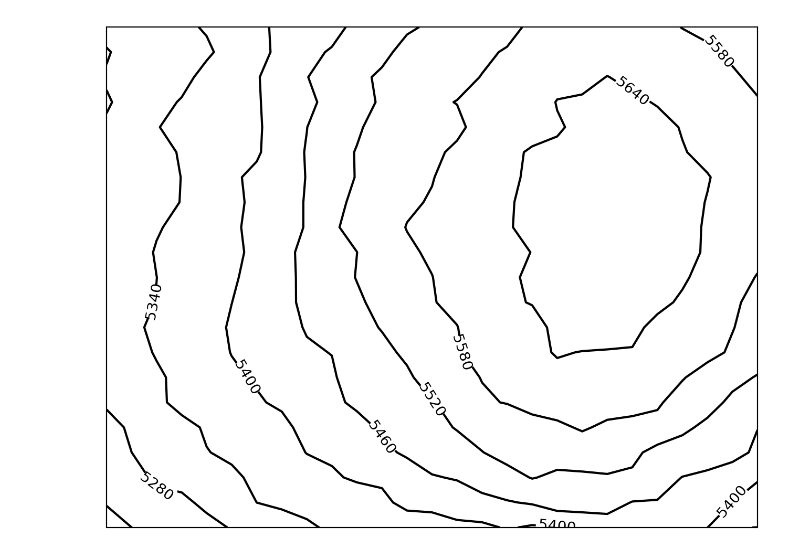
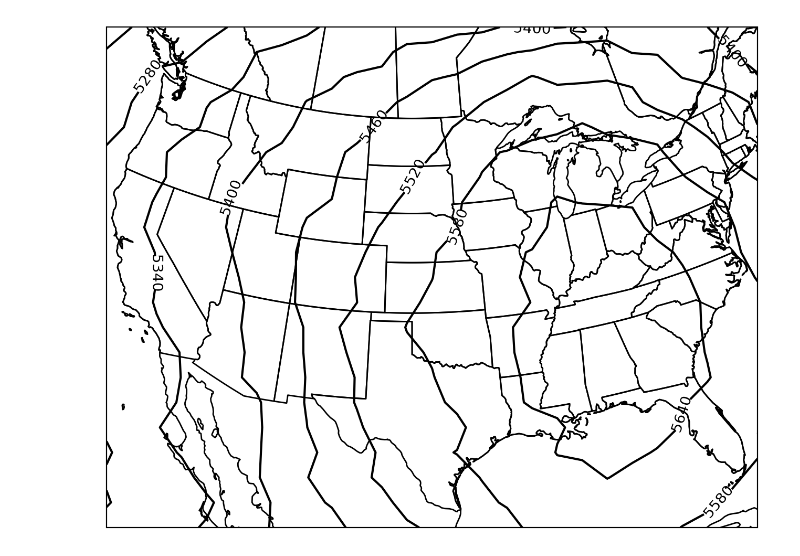
Before and after one commit to Old-World-Yew/ATSC528, a Jupyter notebook: 2-Function_Fitting/function_fitting.ipynb, the cells around one changed output. Saved outputs shown, nothing was run; the diff lists cells and outputs as text; code cells hidden in the pictures.

```diff
--- a/2-Function_Fitting/function_fitting.ipynb
+++ b/2-Function_Fitting/function_fitting.ipynb
@@ -129,11 +142,19 @@ for i in range(observations.shape[0]):
     obsx.append(tempx)
     obsy.append(tempy)
 
-obsx = np.array(obsx)
-obsy = np.array(obsy)
+# Turning lists into np arrays because they're much nicer to work with
+obsx = np.array(obsx, dtype=np.double)
+obsy = np.array(obsy, dtype=np.double)
 
+print(obsx[0],obsx[1],obsx[2])
+print(obsy[0],obsy[1],obsy[2])
+print(observations[1][1], observations[2][1], observations[3][1])
+
+# Check points with a graph
 fig, ax = plt.subplots()
 ax.plot(obsy, -obsx, marker='o', color='r', linestyle='none')
 ax.plot(gridy, -gridx, marker='o', color='k', linestyle='none')
 plt.show()
+
+# The points do appear to be in the correct locations
 # %% [output]
@@ -291,20 +300,18 @@ graphX, graphY = np.meshgrid(igraphX, igraphY)
 # %%
-import os
-os.environ["PROJ_IGNORE_CELESTIAL_BODY"] = "YES"
 ### Plot 500mb analyses over a map ###
 globe = ccrs.Globe(ellipse=None, semimajor_axis=rho/100, semiminor_axis=rho/100)
 proj = ccrs.Stereographic(central_longitude=-100,central_latitude=90,true_scale_latitude=60,globe=globe)
 fig = plt.figure(figsize=(8,8),dpi=200)
 ax1 = fig.add_subplot(111,projection=proj)
 ax1.add_feature(cfeature.STATES)
 ax1.add_feature(cfeature.COASTLINE)
 # plot analysis (MAY NEED TO CHANGE VARIABLE NAMES/INDICES) #
-cs1 = ax1.contour(y,x,graphZ,colors='k',levels=np.arange(0,8000,60),transform=proj)
+cs1 = ax1.contour(gridy/100/m,-gridx/100/m,graphZ.T,colors='k',levels=np.arange(0,8000,60),transform=proj)
 plt.clabel(cs1,levels=np.arange(0,8000,60))
 
 plt.show()
 # %% [output]
-[figure, old version]
+[figure, new version]
 # %%
 ### Plot number of observations available to polynomial fitting scheme for each grid point ###
 globe = ccrs.Globe(ellipse=None, semimajor_axis=rho/100, semiminor_axis=rho/100)
```
Also changed, not shown: parts of 8 cells of this notebook, 1 other file.
